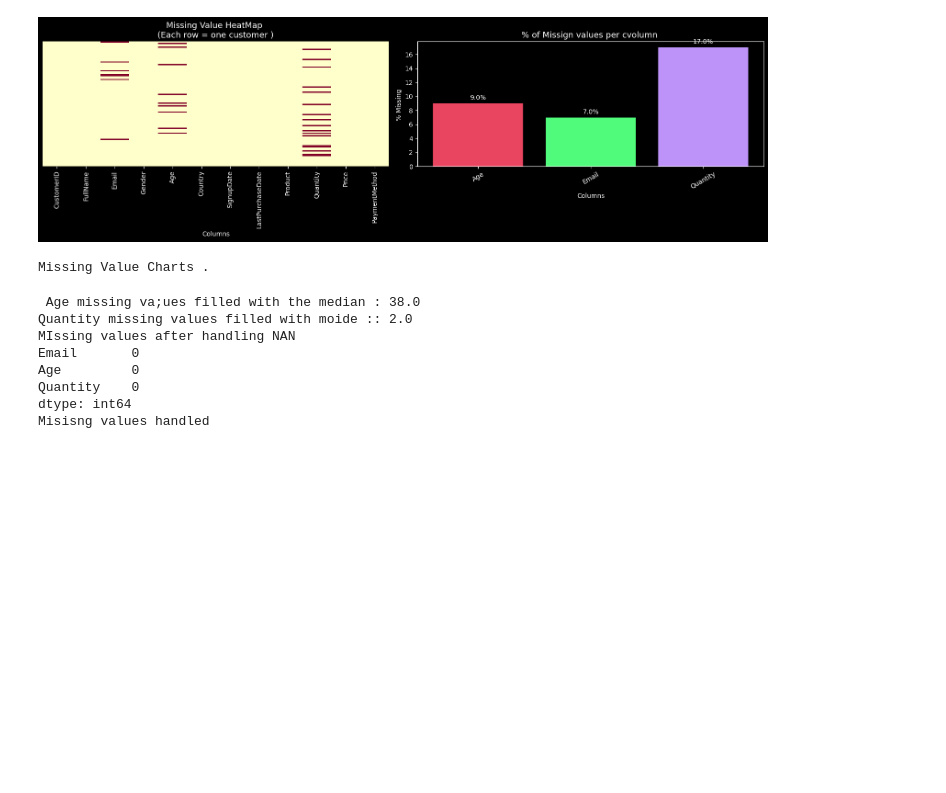
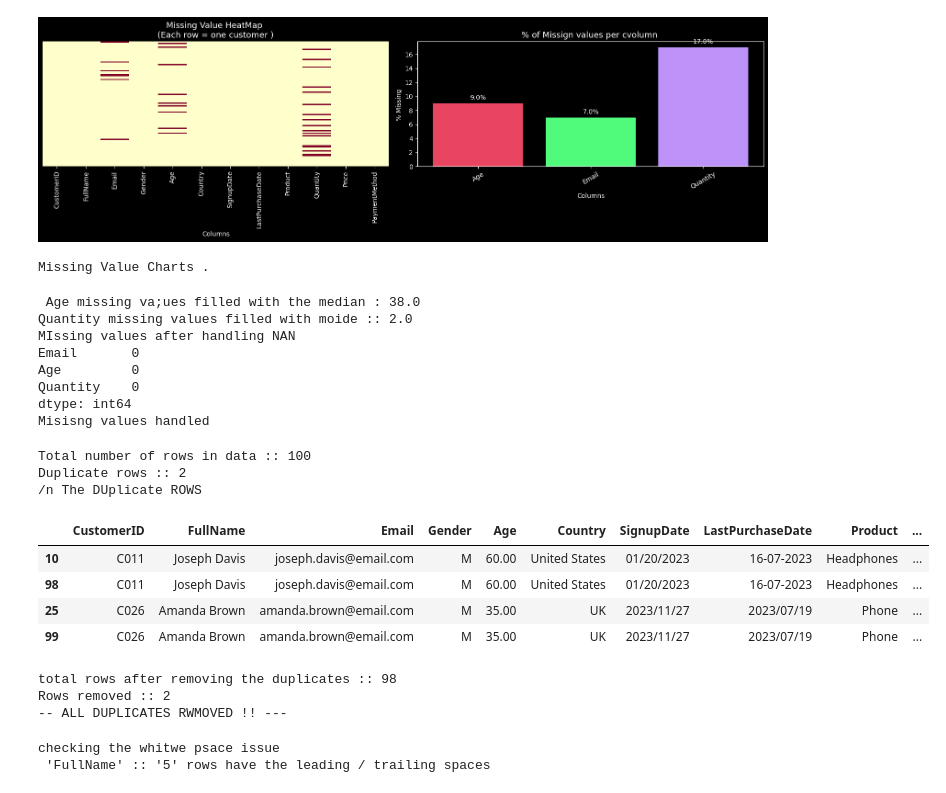
Before and after one commit to kuldeepgaur02/Data-Cleanig-, a Jupyter notebook: Data_cleaning_file.ipynb, the cells around one changed output. Drawn from its saved outputs; the diff is of its cells as text; code cells hidden in the pictures; blank space fills up the shorter version.

```diff
--- a/Data_cleaning_file.ipynb
+++ b/Data_cleaning_file.ipynb
@@ -309,0 +318,57 @@ Misisng values handled
+# %%
+total_duplicates = len(df)
+
+num_duplicates = df.duplicated().sum()
+
+print(f"Total number of rows in data :: {total_duplicates}")
+print(f"Duplicate rows :: {num_duplicates}")
+
+print("/n The DUplicate ROWS ")
+
+df[df.duplicated(keep=False)].sort_values('CustomerID')
+# %% [output]
+Total number of rows in data :: 100
+Duplicate rows :: 2
+/n The DUplicate ROWS
+|  | CustomerID | FullName | Email | Gender | Age | Country | SignupDate | LastPurchaseDate | Product | ... |
+| 10 | C011 | Joseph Davis | joseph.davis@email.com | M | 60.00 | United States | 01/20/2023 | 16-07-2023 | Headphones | ... |
+| 98 | C011 | Joseph Davis | joseph.davis@email.com | M | 60.00 | United States | 01/20/2023 | 16-07-2023 | Headphones | ... |
+| 25 | C026 | Amanda Brown | amanda.brown@email.com | M | 35.00 | UK | 2023/11/27 | 2023/07/19 | Phone | ... |
+| 99 | C026 | Amanda Brown | amanda.brown@email.com | M | 35.00 | UK | 2023/11/27 | 2023/07/19 | Phone | ... |
+# %%
+df = df.drop_duplicates(keep='first').reset_index(drop = True)
+totla_after = len(df)
+print(f"total rows after removing the duplicates :: {totla_after}")
+print(f"Rows removed :: {total_duplicates - totla_after}")
+print("-- ALL DUPLICATES RWMOVED !! --- ")
+# %% [output]
+total rows after removing the duplicates :: 98
+Rows removed :: 2
+-- ALL DUPLICATES RWMOVED !! ---
+# %%
+## WHITESPACE CLEAING
+## problems with whitespacing
+
+## to python -> " kuldeep" , "kuldeep" this is complete different string to the python
+# this can cuase problems ::
+    # 1) sql -> groupBY fucntion -> count for the groupby might go wrong
+    # faliuers in mergeing
+
+
+## .str  in pandas for using string we have .str to utilise and wrok along the string
+## .str.lstrip(),str.rstrip,str.strip()
+
+
+text_columns = df.select_dtypes(include='object').columns
+
+print("checking the whitwe psace issue ")
+
+for col in text_columns :
+
+    whitespace_count = (df[col]!= df[col].str.strip()).sum()
+
+    if whitespace_count > 0 :
+        print(f" '{col}' :: '{whitespace_count}' rows have the leading / trailing spaces  ")
+# %% [output]
+checking the whitwe psace issue
+ 'FullName' :: '5' rows have the leading / trailing spaces
```
Also changed, not shown: parts of 1 cell of this notebook.
